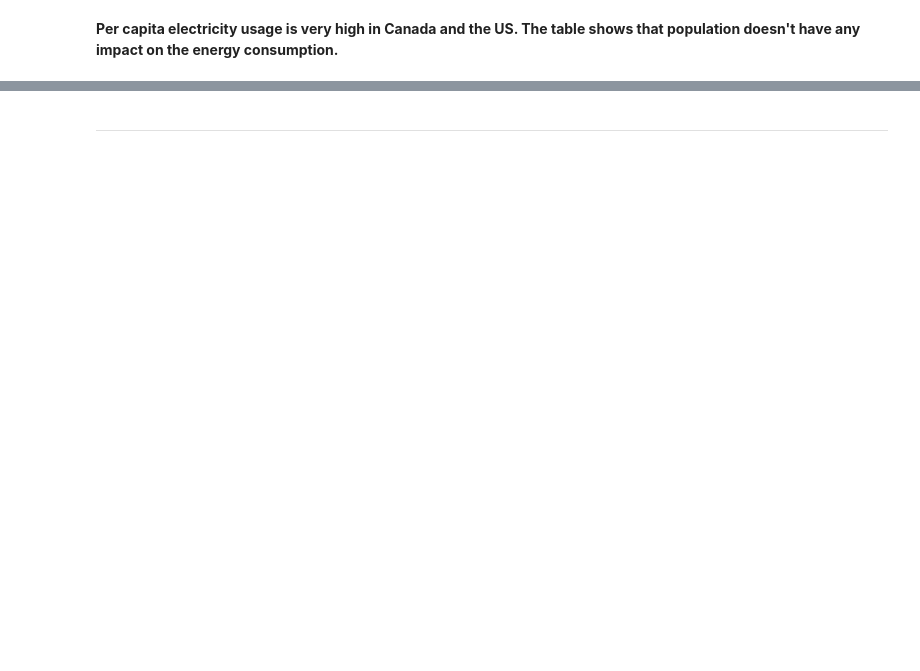
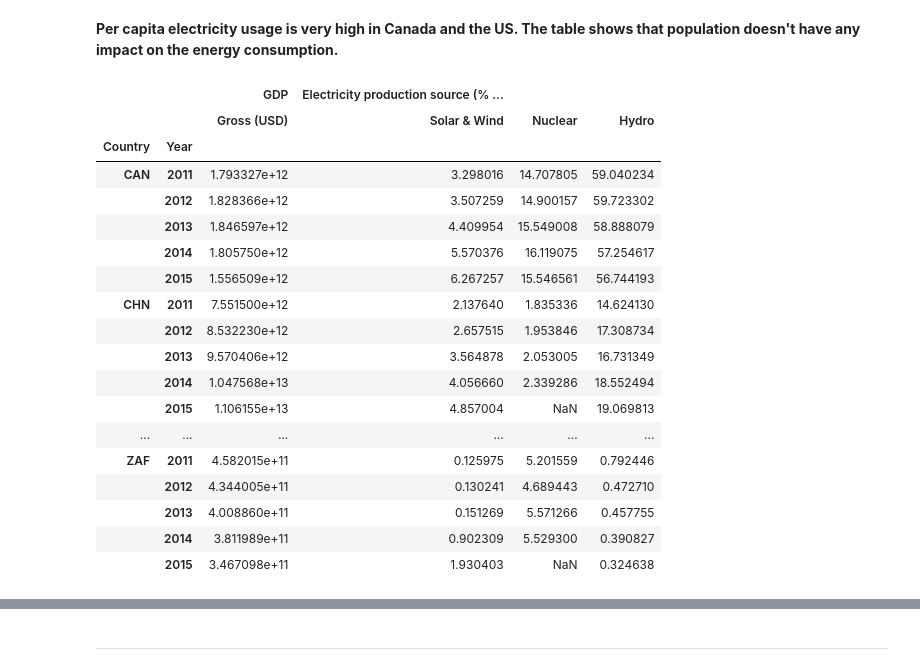
Before and after one commit to tan-lights/Renewable-energy-usage, a Jupyter notebook: Pandas Assignment - Tanvir Ahmed.ipynb, the cells around one changed output, grey strips where cells are left out. Drawn from its saved outputs; the diff is of its cells as text; code cells hidden in the pictures; blank space fills up the shorter version.

```diff
--- a/Pandas Assignment - Tanvir Ahmed.ipynb
+++ b/Pandas Assignment - Tanvir Ahmed.ipynb
@@ -379,14 +597,34 @@ comp
 # %%
 # GDP vs Sustainable energy: using 2 dataframes
 
 df_comparison_2 = dataframe_1.loc[:, ('GDP', 'Gross (USD)')]
 
-comparison_2 = pd.DataFrame(df_comparison_1).join(pd.DataFrame(dataframe_2.loc[:,
+comparison_2 = pd.DataFrame(df_comparison_2).join(pd.DataFrame(dataframe_2.loc[:,
                                                             [('Electricity production source (% of total)','Solar & Wind'),
                                                             ('Electricity production source (% of total)','Nuclear'),
                                                             ('Electricity production source (% of total)','Hydro')]]))
 
 comparison_2
+# %% [output]
+|  |  | GDP | Electricity production source (% ... |  |  |
+|  |  | Gross (USD) | Solar & Wind | Nuclear | Hydro |
+| Country | Year |  |  |  |  |
+| CAN | 2011 | 1.793327e+12 | 3.298016 | 14.707805 | 59.040234 |
+|  | 2012 | 1.828366e+12 | 3.507259 | 14.900157 | 59.723302 |
+|  | 2013 | 1.846597e+12 | 4.409954 | 15.549008 | 58.888079 |
+|  | 2014 | 1.805750e+12 | 5.570376 | 16.119075 | 57.254617 |
+|  | 2015 | 1.556509e+12 | 6.267257 | 15.546561 | 56.744193 |
+| CHN | 2011 | 7.551500e+12 | 2.137640 | 1.835336 | 14.624130 |
+|  | 2012 | 8.532230e+12 | 2.657515 | 1.953846 | 17.308734 |
+|  | 2013 | 9.570406e+12 | 3.564878 | 2.053005 | 16.731349 |
+|  | 2014 | 1.047568e+13 | 4.056660 | 2.339286 | 18.552494 |
+|  | 2015 | 1.106155e+13 | 4.857004 | NaN | 19.069813 |
+| ... | ... | ... | ... | ... | ... |
+| ZAF | 2011 | 4.582015e+11 | 0.125975 | 5.201559 | 0.792446 |
+|  | 2012 | 4.344005e+11 | 0.130241 | 4.689443 | 0.472710 |
+|  | 2013 | 4.008860e+11 | 0.151269 | 5.571266 | 0.457755 |
+|  | 2014 | 3.811989e+11 | 0.902309 | 5.529300 | 0.390827 |
+|  | 2015 | 3.467098e+11 | 1.930403 | NaN | 0.324638 |
 # %%
 #Using transform() method
 
```
Also changed, not shown: parts of 23 cells of this notebook, 1 other file.
